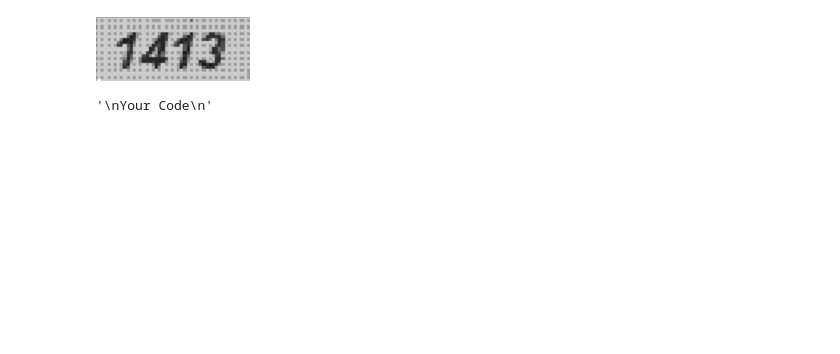
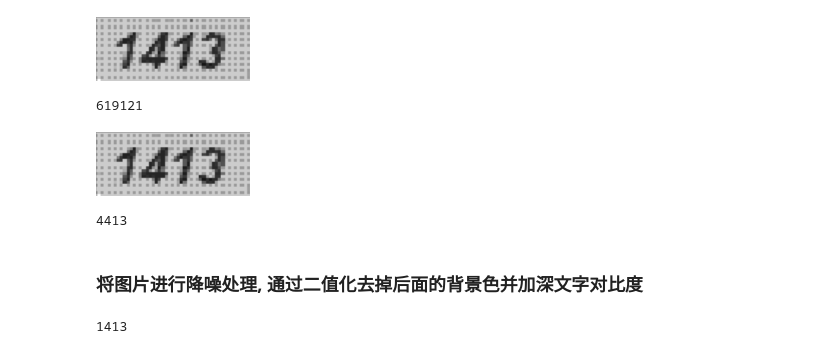
Before and after one commit to Steph958/Crawling-in-60Days, a Jupyter notebook: Homework/Day_31/Day032_HW.ipynb, the cells around one changed output. Saved outputs shown, nothing was run; the diff lists cells and outputs as text; code cells hidden in the pictures; blank space fills up the shorter version.

```diff
--- a/Homework/Day_31/Day032_HW.ipynb
+++ b/Homework/Day_31/Day032_HW.ipynb
@@ -29,8 +40,19 @@ img
 # %% [output]
 [figure]
-# %%
-'''
-Your Code
-'''
-# %% [output]
-'\nYour Code\n'
+# %%
+code = pytesseract.image_to_string(img_1)
+print(code)
+# %% [output]
+619121
+# %%
+img_2 = Image.open("test2.png").convert("L")
+img_2
+# %% [output]
+[figure, added]
+# %%
+code = pytesseract.image_to_string(img_2)
+print(code)
+# %% [output]
+4413
+# %% [markdown]
+### 将图片进行降噪处理, 通过二值化去掉后面的背景色并加深文字对比度
@@ -36,0 +81,5 @@ Your Code
+# %%
+code = pytesseract.image_to_string(img_2_amplify)
+print(code)
+# %% [output]
+1413
```
Also changed, not shown: parts of 9 cells of this notebook, 1 other file.
